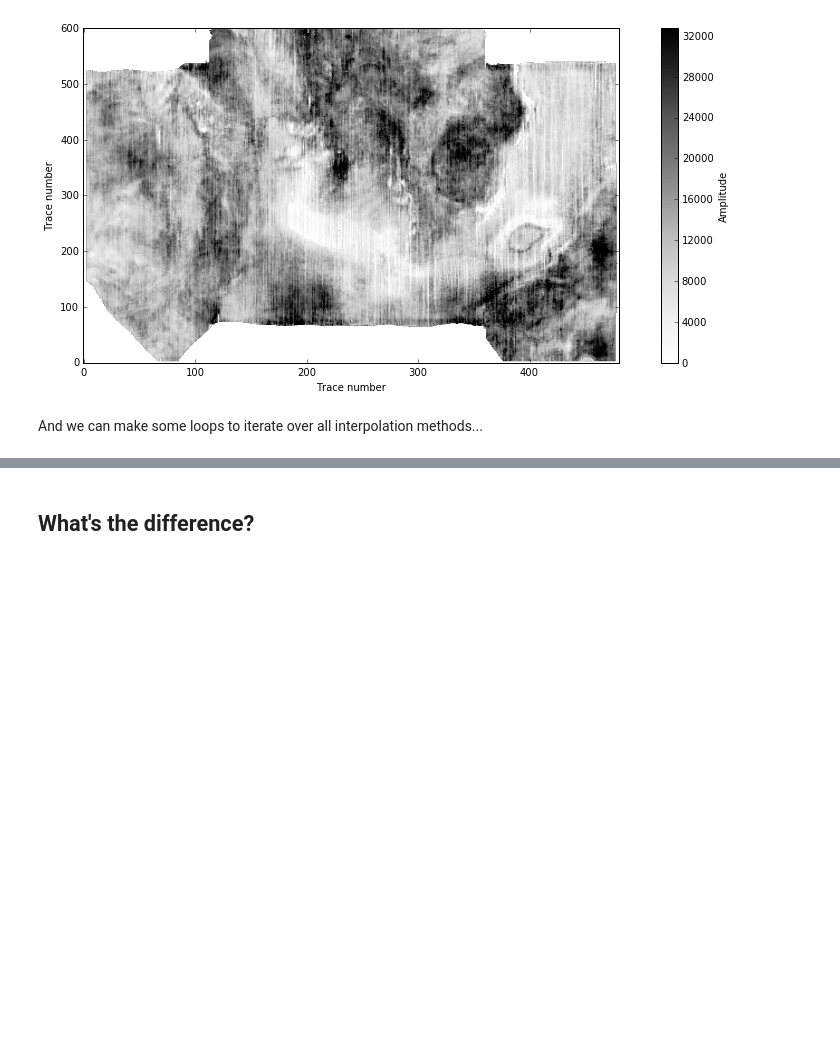
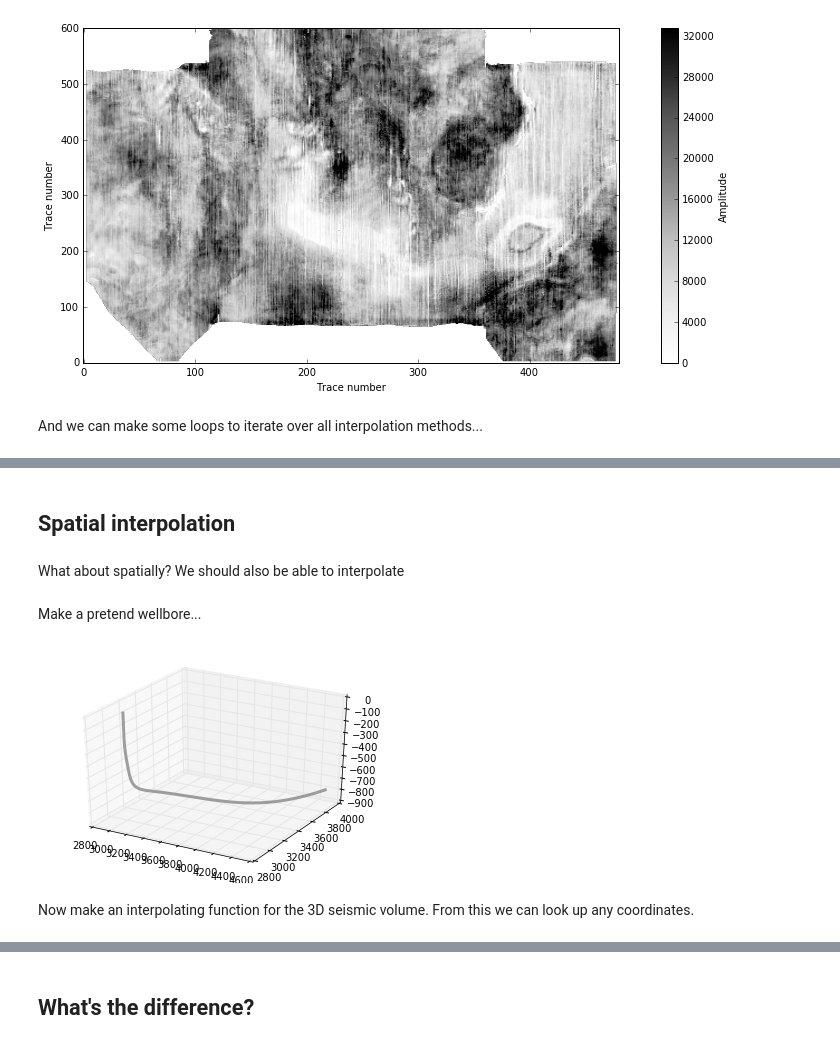
Before and after one commit to kwinkunks/notebooks, a Jupyter notebook: Horizons_and_attributes-TLE.ipynb, the cells around one changed output, grey strips where cells are left out. Drawn from its saved outputs; the diff is of its cells as text; code cells hidden in the pictures; blank space fills up the shorter version.

```diff
--- a/Horizons_and_attributes-TLE.ipynb
+++ b/Horizons_and_attributes-TLE.ipynb
@@ -356,0 +363,34 @@ plt.show()
+# %% [markdown]
+## Spatial interpolation
+# %% [markdown]
+What about spatially? We should also be able to interpolate
+# %% [markdown]
+Make a pretend wellbore...
+# %%
+from scipy.interpolate import splprep, splev
+from mpl_toolkits.mplot3d import Axes3D
+
+trajectory = np.array([[   0,   0,    0],
+                       [   0,   0, -100],
+                       [   0,   0, -200],
+                       [   5,   0, -300],
+                       [  10,  10, -400],
+                       [  20,  20, -500],
+                       [  40,  80, -650],
+                       [ 160, 160, -700],
+                       [ 600, 400, -800],
+                       [1500, 960, -800]])
+
+# Shift the 'well' to its tophole location.
+trajectory[:,0] += 3000
+trajectory[:,1] += 3000
+
+# Fit the spline and fetch 400 points.
+knees, _ = splprep(trajectory.T, s=3.0, k=3)
+spline = splev(np.linspace(0, 1, 400), knees)
+# %%
+plt.gca(projection='3d')
+plt.plot(*spline, color='grey', lw=3, alpha=0.75)
+plt.show()
+# %% [output]
+[figure, added]
@@ -356,0 +399,2 @@ plt.show()
+# %% [markdown]
+Now make an interpolating function for the 3D seismic volume. From this we can look up any coordinates.
```
Also changed, not shown: parts of 19 cells of this notebook.
